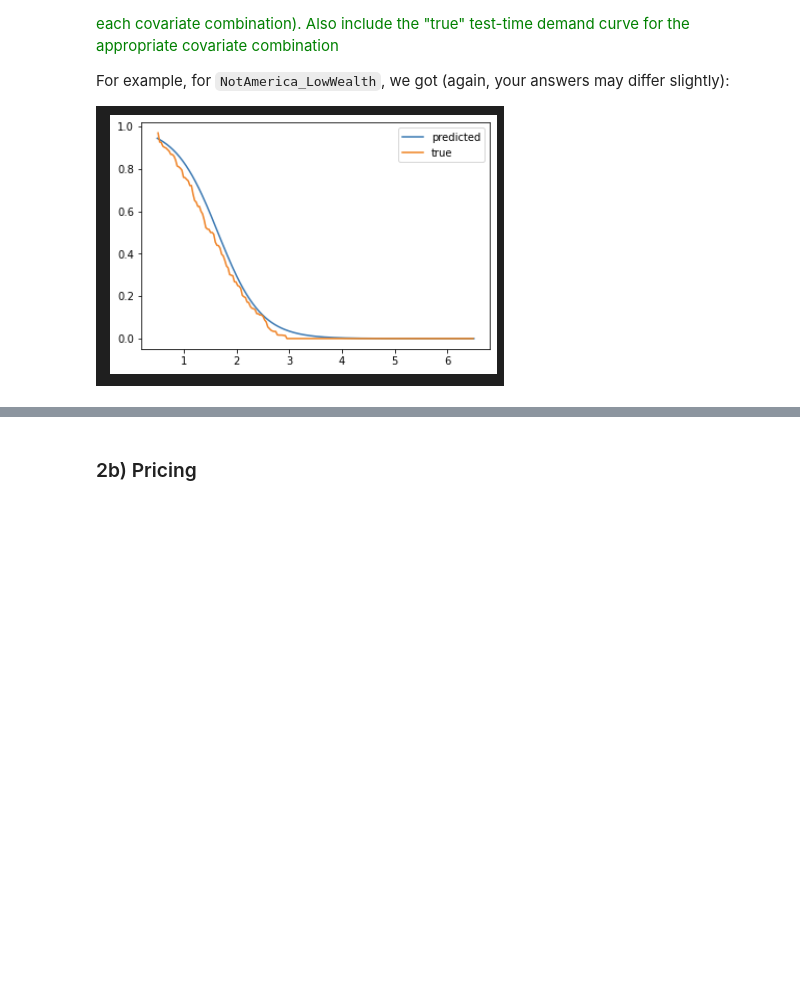
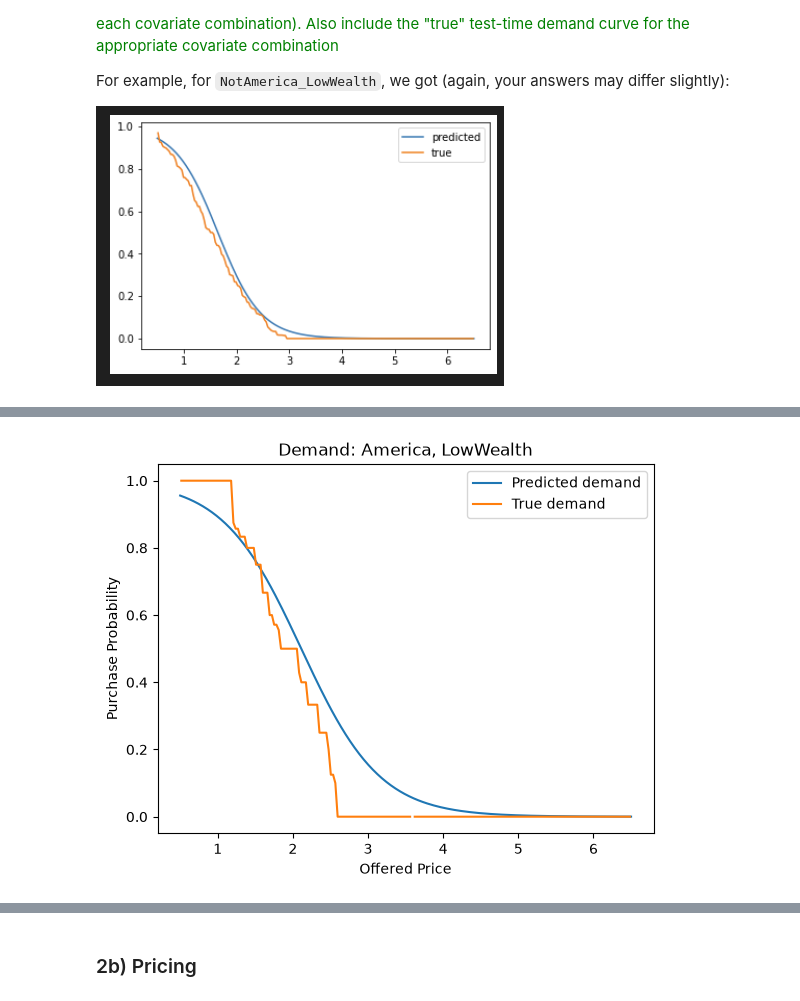
Before and after one commit to zoekrishtul/orie5355-hw3, a Jupyter notebook: HW3.ipynb, the cells around one changed output, grey strips where cells are left out. Drawn from its saved outputs; the diff is of its cells as text; code cells hidden in the pictures; blank space fills up the shorter version.

```diff
--- a/HW3.ipynb
+++ b/HW3.ipynb
@@ -461,0 +499,12 @@ For example, for `NotAmerica_LowWealth`, we got (again, your answers may differ
+# %%
+predictions_america_lowwealth = [get_prediction_logistic_with_covariates(model_covariates, price, ['America', 'LowWealth']) for price in prices_to_predict]
+
+plt.plot(prices_to_predict, predictions_america_lowwealth, label='Predicted demand')
+plt.plot(test_demand_curve_America_LowWealth['Price_bin_mid'], test_demand_curve_America_LowWealth['Demand_at_price'], label='True demand')
+plt.xlabel('Offered Price')
+plt.ylabel('Purchase Probability')
+plt.title('Demand: America, LowWealth')
+plt.legend()
+plt.show()
+# %% [output]
+[figure, added]
```
Also changed, not shown: parts of 14 cells of this notebook.
